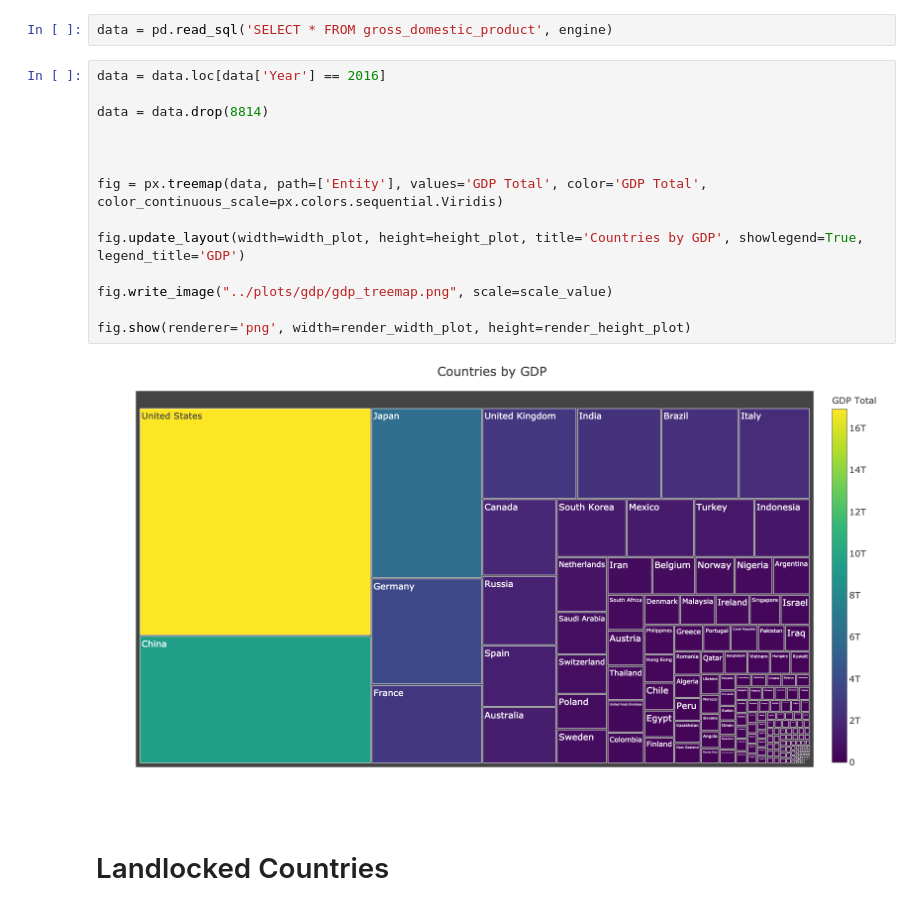
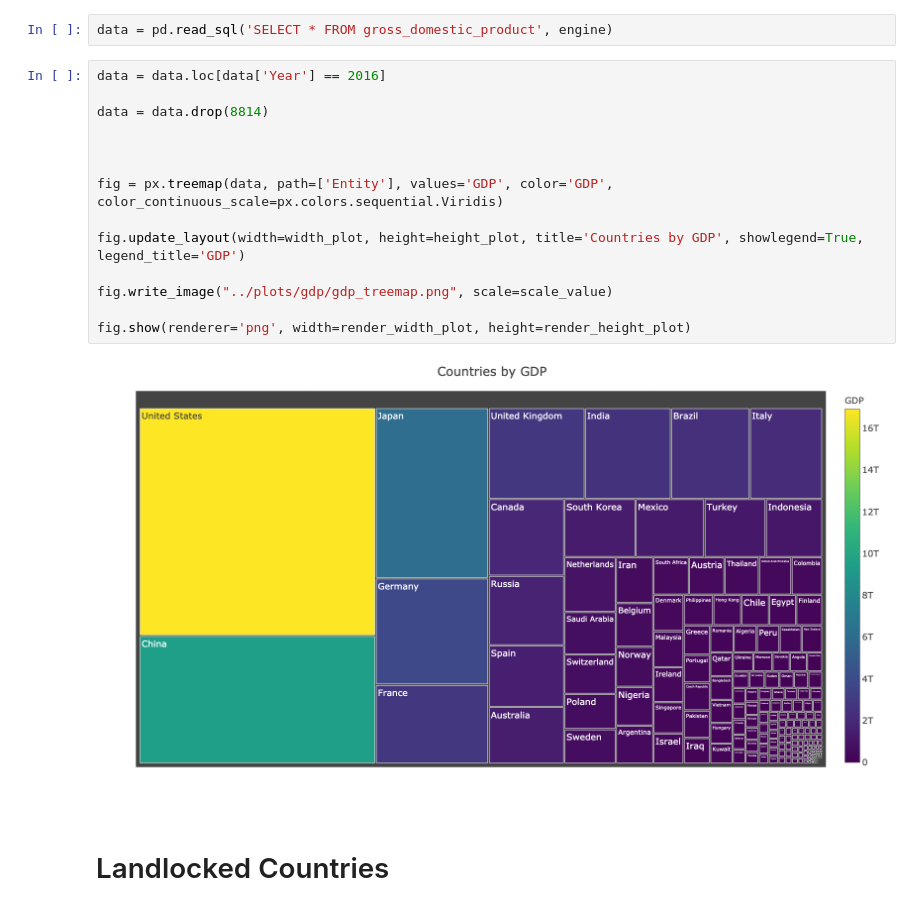
Before and after one commit to leonvanderlee/why_are_countries_wealthy, a Jupyter notebook: code/analysing.ipynb, the cells around one changed output. Cells and saved outputs as stored; diff of their text form.

```diff
--- a/code/analysing.ipynb
+++ b/code/analysing.ipynb
@@ -516,19 +516,19 @@ data = pd.read_sql('SELECT * FROM gross_domestic_product', engine)
 # %%
 data = data.loc[data['Year'] == 2016]
 
 data = data.drop(8814)
 
 
 
-fig = px.treemap(data, path=['Entity'], values='GDP Total', color='GDP Total', color_continuous_scale=px.colors.sequential.Viridis)
+fig = px.treemap(data, path=['Entity'], values='GDP', color='GDP', color_continuous_scale=px.colors.sequential.Viridis)
 
 fig.update_layout(width=width_plot, height=height_plot, title='Countries by GDP', showlegend=True, legend_title='GDP')
 
 fig.write_image("../plots/gdp/gdp_treemap.png", scale=scale_value)
 
 fig.show(renderer='png', width=render_width_plot, height=render_height_plot)
 # %% [output]
-[figure, old version]
+[figure, new version]
 # %% [markdown]
 # Landlocked Countries
 # %%
```
Also changed, not shown: 2 other files.
